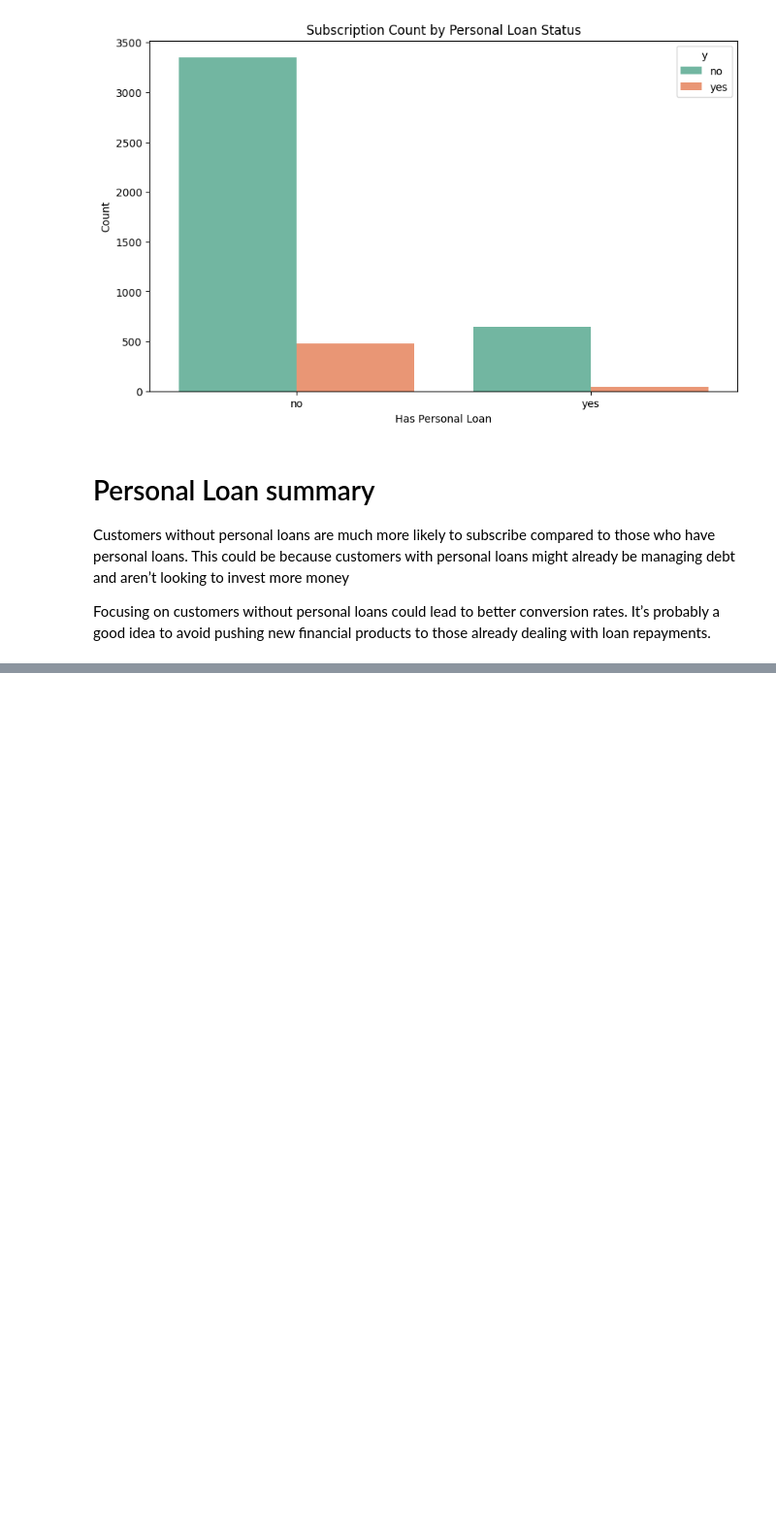
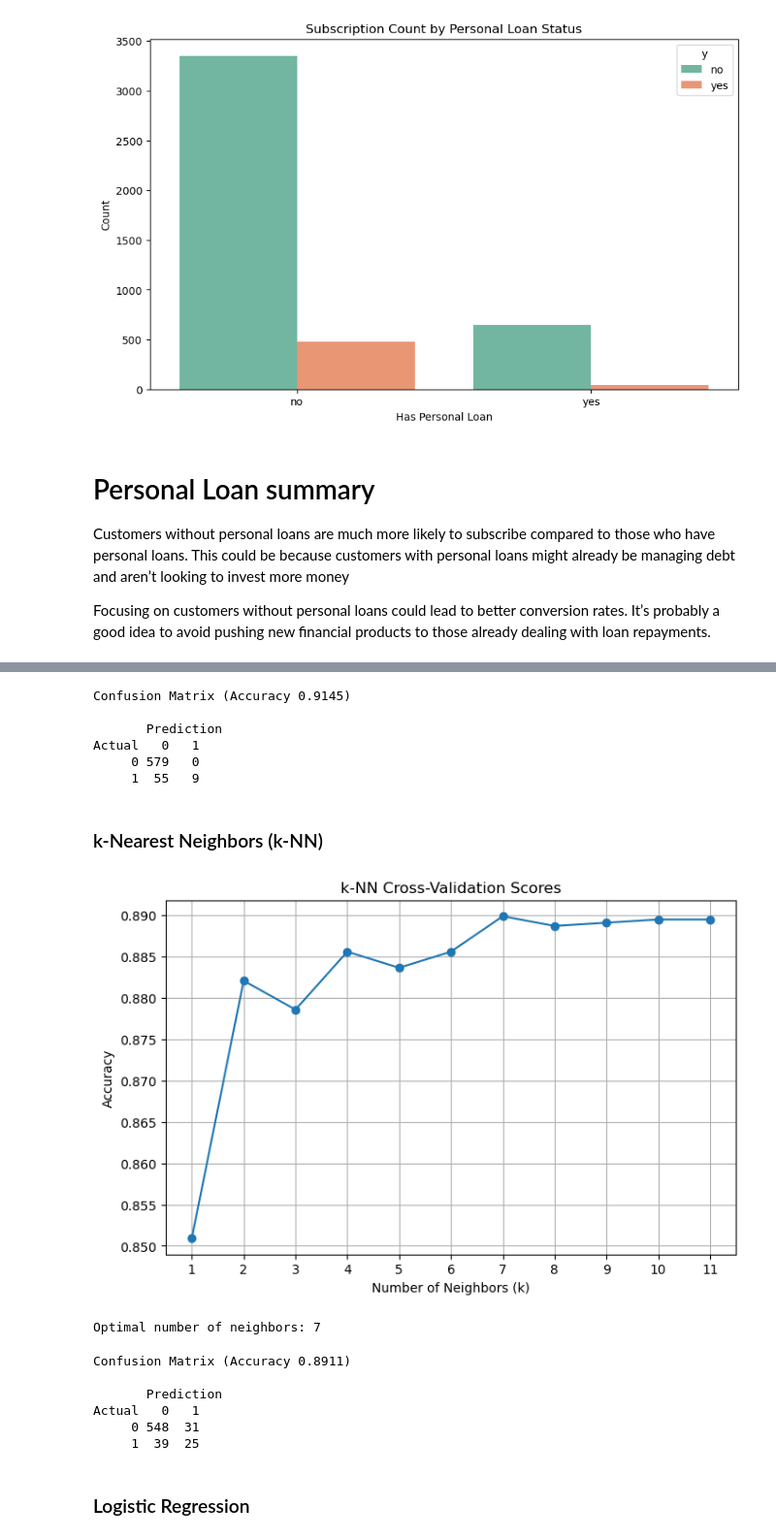
Before and after one commit to sophiaajensen/ADS505-Final-Group-Project, a Jupyter notebook: 505ProjectEDA.ipynb, the cells around one changed output, grey strips where cells are left out. Shown at 97% size. Saved outputs shown, nothing was run; the diff lists cells and outputs as text; code cells hidden in the pictures; blank space fills up the shorter version.

Commit message:
Added Models and Results Section

```diff
--- a/505ProjectEDA.ipynb
+++ b/505ProjectEDA.ipynb
@@ -184,0 +287,19 @@ Focusing on customers without personal loans could lead to better conversion rat
+# %%
+# Build Random forest model, balancing the class weights
+rf = RandomForestClassifier(class_weight='balanced', n_estimators=500, random_state=1) # Fit the model
+rf.fit(X_train, y_train)
+
+# Predict on the validation set
+y_val_rf_pred = rf.predict(X_val)
+
+# confusion matrix
+classificationSummary(y_val, y_val_rf_pred)
+# %% [output]
+Confusion Matrix (Accuracy 0.9145)
+
+       Prediction
+Actual   0   1
+     0 579   0
+     1  55   9
+# %% [markdown]
+### k-Nearest Neighbors (k-NN)
@@ -184,0 +309,58 @@ Focusing on customers without personal loans could lead to better conversion rat
+# %%
+# Range of k values
+k_values = range(1, 12)
+
+# Store cross-validation scores
+cv_scores = []
+
+# Loop over different k values and perform cross-validation
+for k in k_values:
+    # Build a pipeline with standardization and k-NN model
+    pipeline = Pipeline([
+        ('scaler', StandardScaler()),
+        ('knn', KNeighborsClassifier(n_neighbors=k))
+    ])
+
+    # Perform 5-fold cross-validation and store the mean accuracy score
+    scores = cross_val_score(pipeline, X_train, y_train, cv=5, scoring='accuracy')
+    cv_scores.append(scores.mean())
+
+# Plotting k values vs. accuracy
+plt.figure(figsize=(8, 5))
+plt.plot(k_values, cv_scores, marker='o')
+plt.title('k-NN Cross-Validation Scores')
+plt.xlabel('Number of Neighbors (k)')
+plt.ylabel('Accuracy')
+plt.xticks(np.arange(1, 12, step=1))
+plt.grid(True)
+plt.show()
+
+# Find and print the optimal k value
+best_k = k_values[np.argmax(cv_scores)]
+print(f'Optimal number of neighbors: {best_k}')
+# %% [output]
+[figure, added]
+Optimal number of neighbors: 7
+# %%
+# Build a pipeline with scaling and a knn model
+pipeline = Pipeline([('scaler', StandardScaler()),
+                     ('knn', KNeighborsClassifier(n_neighbors=best_k))
+                    ])
+
+# Fit the pipeline on the training set
+knn = pipeline.fit(X_train, y_train)
+
+# Predict on the validation set
+y_val_knn_pred = knn.predict(X_val)
+
+#confusion matrix
+classificationSummary(y_val, y_val_knn_pred)
+# %% [output]
+Confusion Matrix (Accuracy 0.8911)
+
+       Prediction
+Actual   0   1
+     0 548  31
+     1  39  25
+# %% [markdown]
+### Logistic Regression
```
Also changed, not shown: parts of 30 cells of this notebook.
